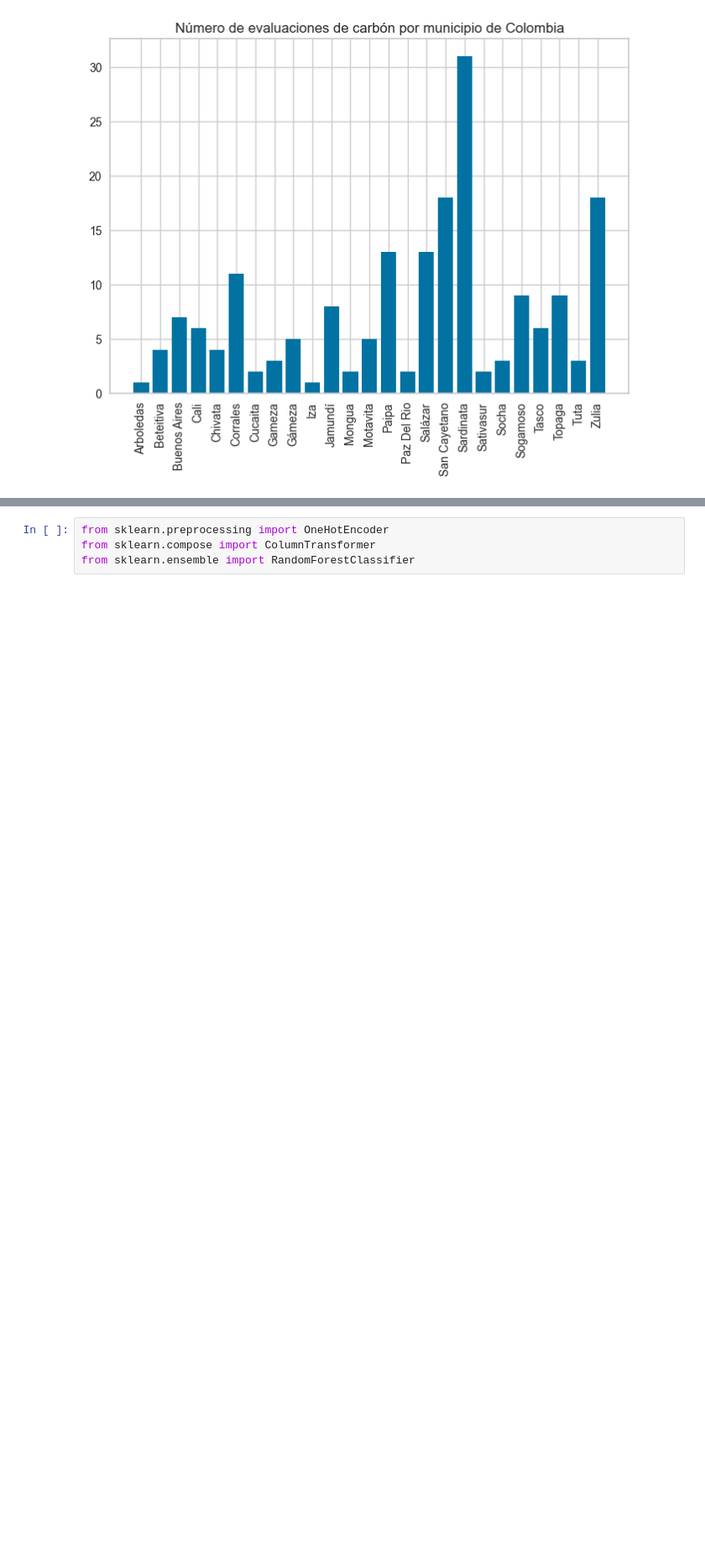
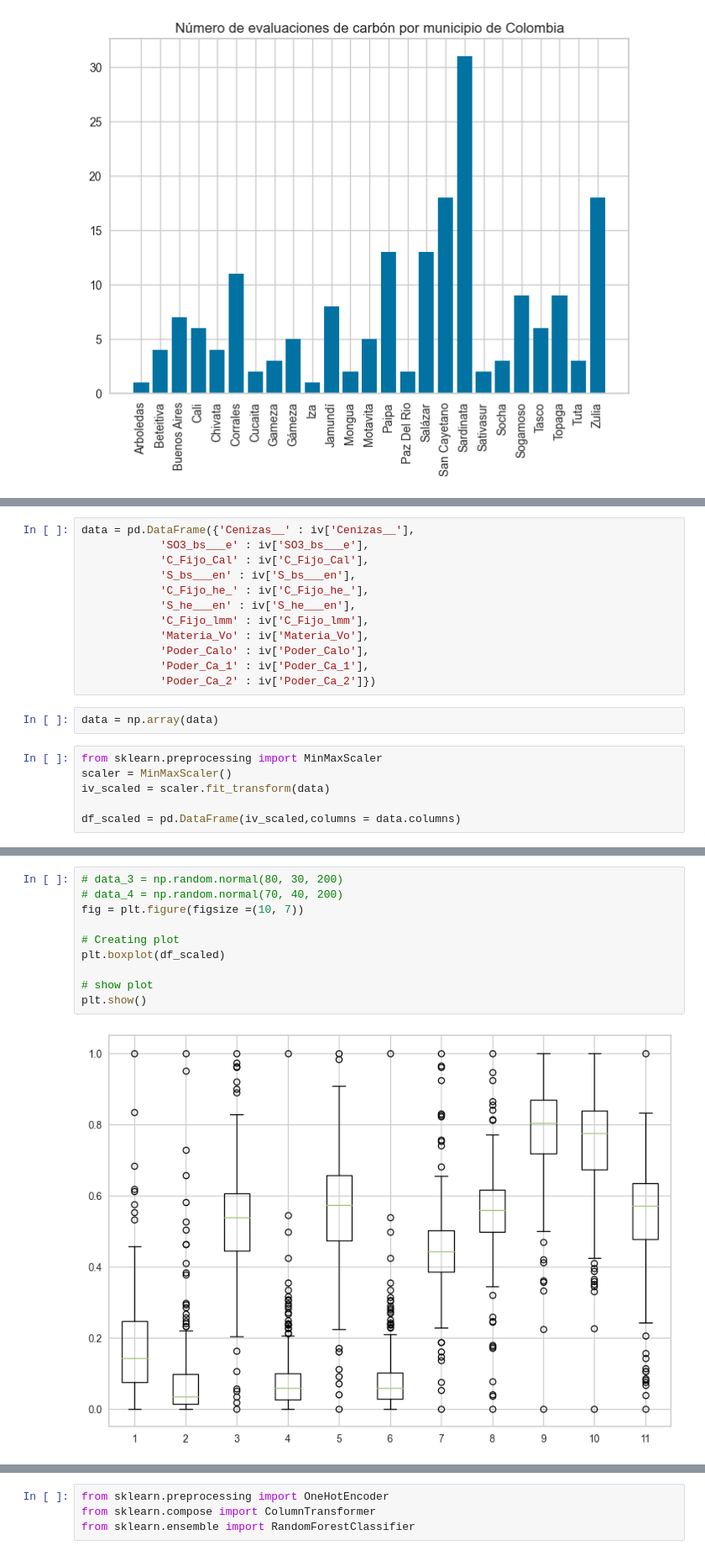
Before and after one commit to CamiloCorredor/Spatial_cluster, a Jupyter notebook: Cluster.ipynb, the cells around one changed output, grey strips where cells are left out. Shown at 84% size. Drawn from its saved outputs; the diff is of its cells as text; blank space fills up the shorter version.

Commit message:
Boxplots

```diff
--- a/Cluster.ipynb
+++ b/Cluster.ipynb
@@ -173,0 +194,20 @@ geopandas.geodataframe.GeoDataFrame
+# %%
+data = pd.DataFrame({'Cenizas__' : iv['Cenizas__'],
+            'SO3_bs___e' : iv['SO3_bs___e'],
+            'C_Fijo_Cal' : iv['C_Fijo_Cal'],
+            'S_bs___en' : iv['S_bs___en'],
+            'C_Fijo_he_' : iv['C_Fijo_he_'],
+            'S_he___en' : iv['S_he___en'],
+            'C_Fijo_lmm' : iv['C_Fijo_lmm'],
+            'Materia_Vo' : iv['Materia_Vo'],
+            'Poder_Calo' : iv['Poder_Calo'],
+            'Poder_Ca_1' : iv['Poder_Ca_1'],
+            'Poder_Ca_2' : iv['Poder_Ca_2']})
+# %%
+data = np.array(data)
+# %%
+from sklearn.preprocessing import MinMaxScaler
+scaler = MinMaxScaler()
+iv_scaled = scaler.fit_transform(data)
+
+df_scaled = pd.DataFrame(iv_scaled,columns = data.columns)
@@ -173,0 +230,12 @@ geopandas.geodataframe.GeoDataFrame
+# %%
+# data_3 = np.random.normal(80, 30, 200)
+# data_4 = np.random.normal(70, 40, 200)
+fig = plt.figure(figsize =(10, 7))
+
+# Creating plot
+plt.boxplot(df_scaled)
+
+# show plot
+plt.show()
+# %% [output]
+[figure, added]
```
Also changed, not shown: parts of 20 cells of this notebook.
